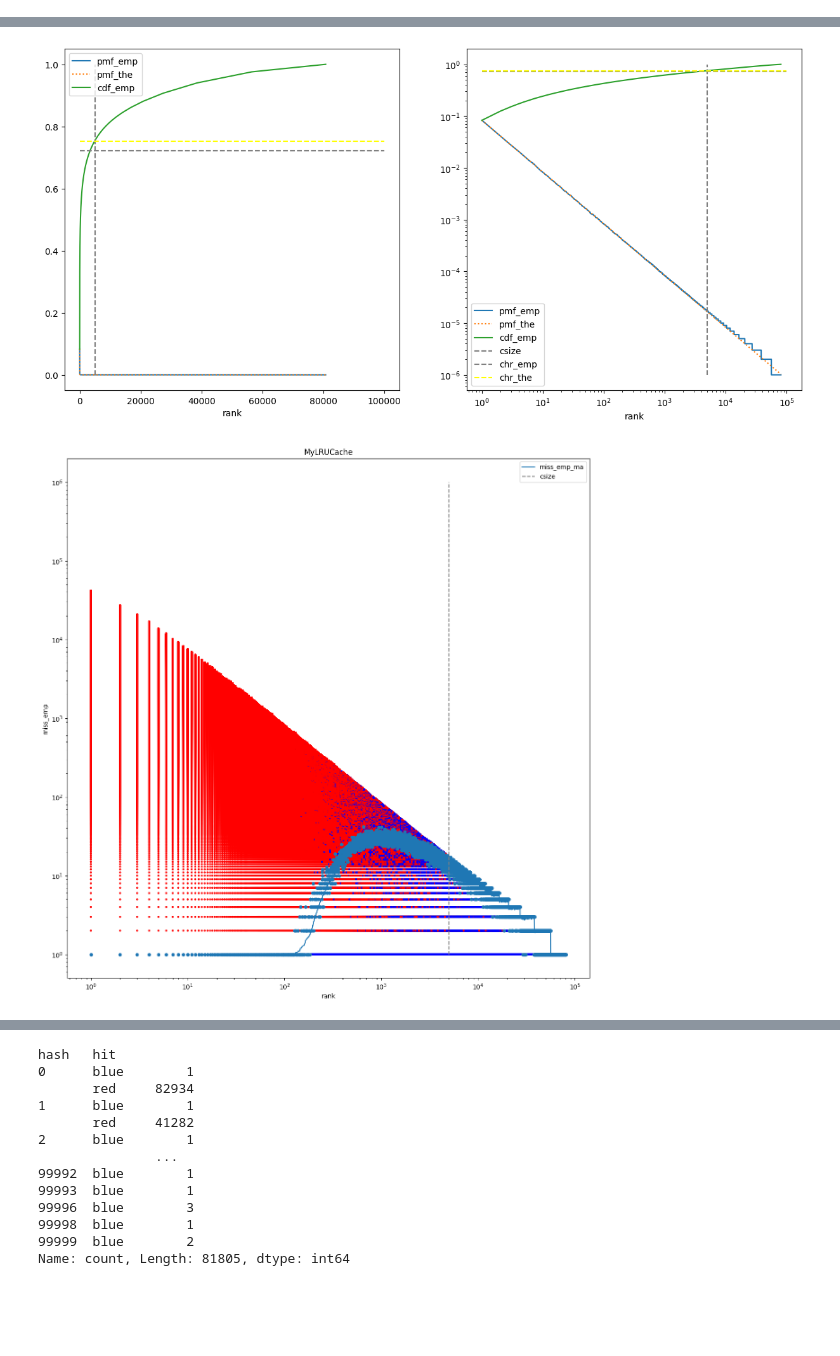
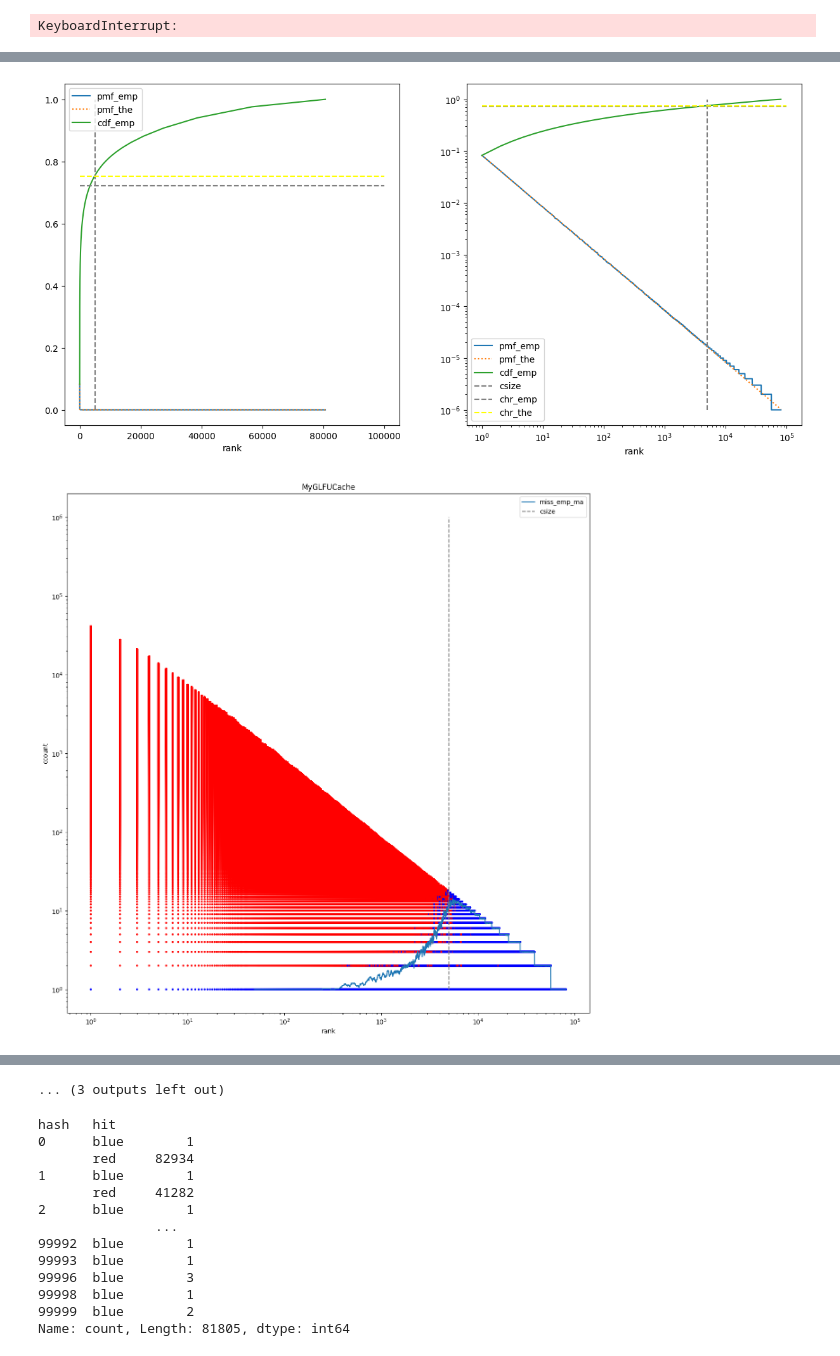
Before and after one commit to jursonovicst/cachesim, a Jupyter notebook: implementations/examples.ipynb, the cells around one changed output, grey strips where cells are left out. Drawn from its saved outputs; the diff is of its cells as text; code cells hidden in the pictures; blank space fills up the shorter version.

```diff
--- a/implementations/examples.ipynb
+++ b/implementations/examples.ipynb
@@ -26,8 +27,15 @@ class MySimpleCache(PBarMixIn, SimpleCache):
 class MyNonCache(PBarMixIn, NonCache):
     pass
 
+class MyBeladyCache(PBarMixIn, BeladyCache):
+    pass
+
 
 class MyLFUCache(PBarMixIn, LFUCache):
+    pass
+
+
+class MyGLFUCache(PBarMixIn, GLFUCache):
     pass
 
 
@@ -36,7 +44,12 @@ class MyLRUCache(PBarMixIn, LRUCache):
 
 
 reqs = {}
-for cache in [MySimpleCache(maxsize=maxsize), MyNonCache(), MyLFUCache(maxsize=maxsize), MyLRUCache(maxsize=maxsize)]:
+for cache in [MySimpleCache(maxsize=maxsize),
+              MyNonCache(),
+              MyLFUCache(maxsize=maxsize),
+              MyGLFUCache(maxsize=maxsize),
+              MyLRUCache(maxsize=maxsize)
+              ]:
     reader = PopulationReader(count, cbase, weights=zipf)
 
     req = list(cache.map(reader))
@@ -65,3 +81,30 @@ Bytes sent: 1000000 B
+# %%
+
+requests = [r for r in PopulationReader(count, cbase, weights=zipf)]
+fut = [r.hash for r in requests]
+
+cache = BeladyCache(maxsize=maxsize, future = fut)
+
+req = []
+for i in tqdm(range(count)):
+    try:
+        request = cache[requests[i].hash]
+        request.retrieve(Status.HIT)
+        req.append(request)
+    except KeyError:
+        requests[i].retrieve(Status.MISS)
+
+        cache.setitem(requests[i].hash, requests[i], i)
+        #cache[futu[i].hash] = futu[i]
+        req.append(requests[i])
+
+hit = sum(map(lambda r: r.status == Status.HIT, req))
+print(f"Requests: {len(req)}")
+print(f"CHR: {Request.chr(req) * 100:.2f}%")
+print(f"Bytes sent: {sum(r.size for r in req)} B")
+print()
+# %% [output]
+KeyboardInterrupt:
 # %%
 import pandas as pd
 import matplotlib.pyplot as plt
@@ -93,7 +136,7 @@ for name, req in reqs.items():
 
     _fig, ax = plt.subplots(figsize=(15,15))
     df.plot.scatter(ax=ax, x='rank', y='ccount', loglog=True, c='hitmiss', marker='.', figsize=(15,15), title=name)
-    df_miss.reset_index().plot.scatter(ax=ax, x='rank', y='miss_emp', loglog=True)
+#    df_miss.reset_index().plot.scatter(ax=ax, x='rank', y='miss_emp', loglog=True)
     df_miss.reset_index().plot(ax=ax, x='rank', y='miss_emp_ma', loglog=True)
     ax.vlines(maxsize, ymin=1, ymax=count, colors='grey', label="csize", linestyles='--')
     plt.legend()
@@ -144,2 +187,2 @@ for name, req in reqs.items():
 [figure]
-[figure, old version]
+[figure, new version]
@@ -148,3 +191,4 @@ for name, req in reqs.items():
+... (3 outputs left out)
 # %%
 df = pd.DataFrame(data={'hash': [r.hash for r in reqs['MyLFUCache']], 'hit': ['red' if r.status == Status.HIT else 'blue' for r in reqs['MyLFUCache']]}).value_counts().groupby(['hash', 'hit']).sum()
 df.loc[:,'blue'].rolling(100).mean().plot(loglog=True)
```
Also changed, not shown: parts of 3 cells of this notebook, 2 other files.
